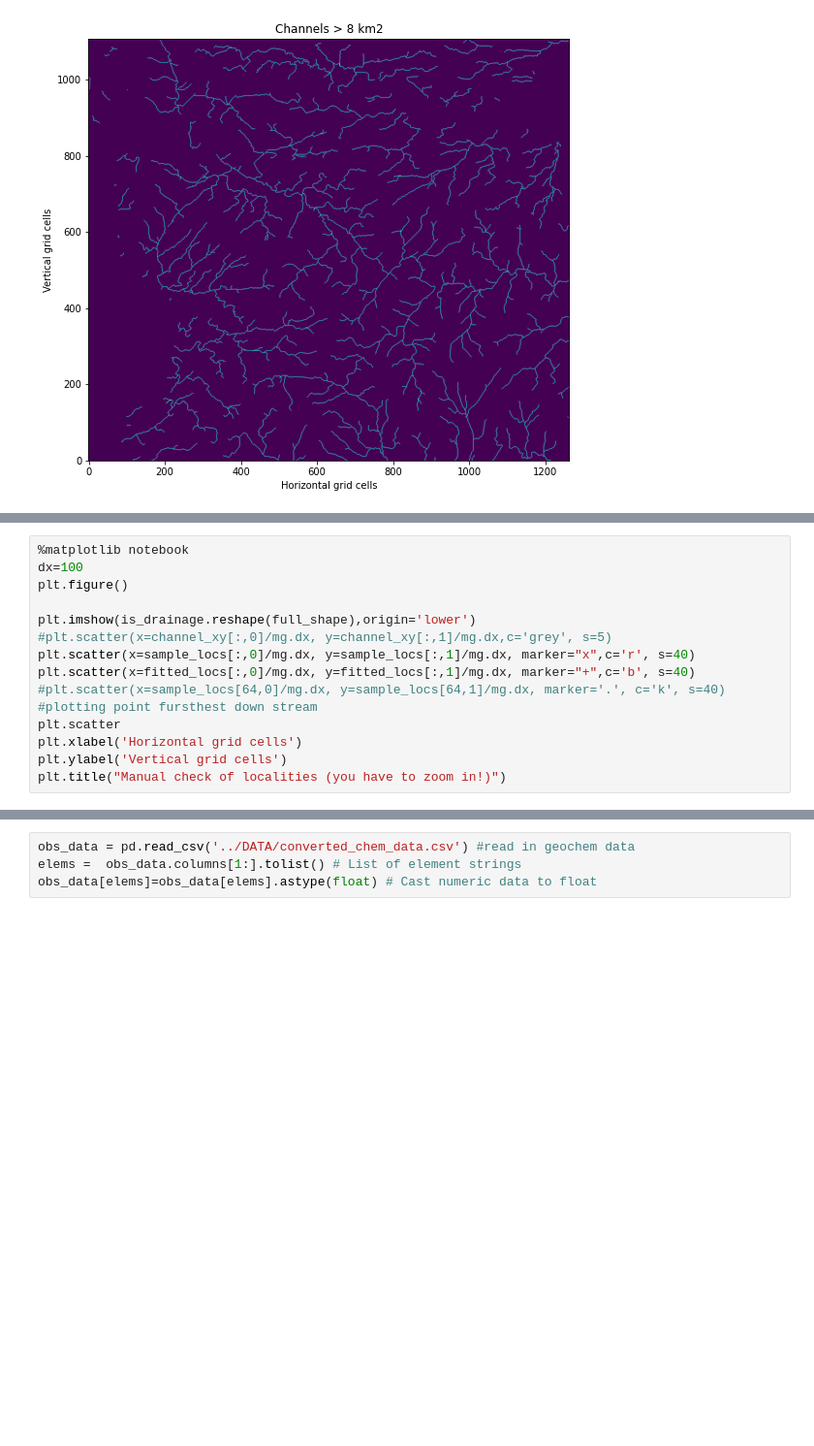
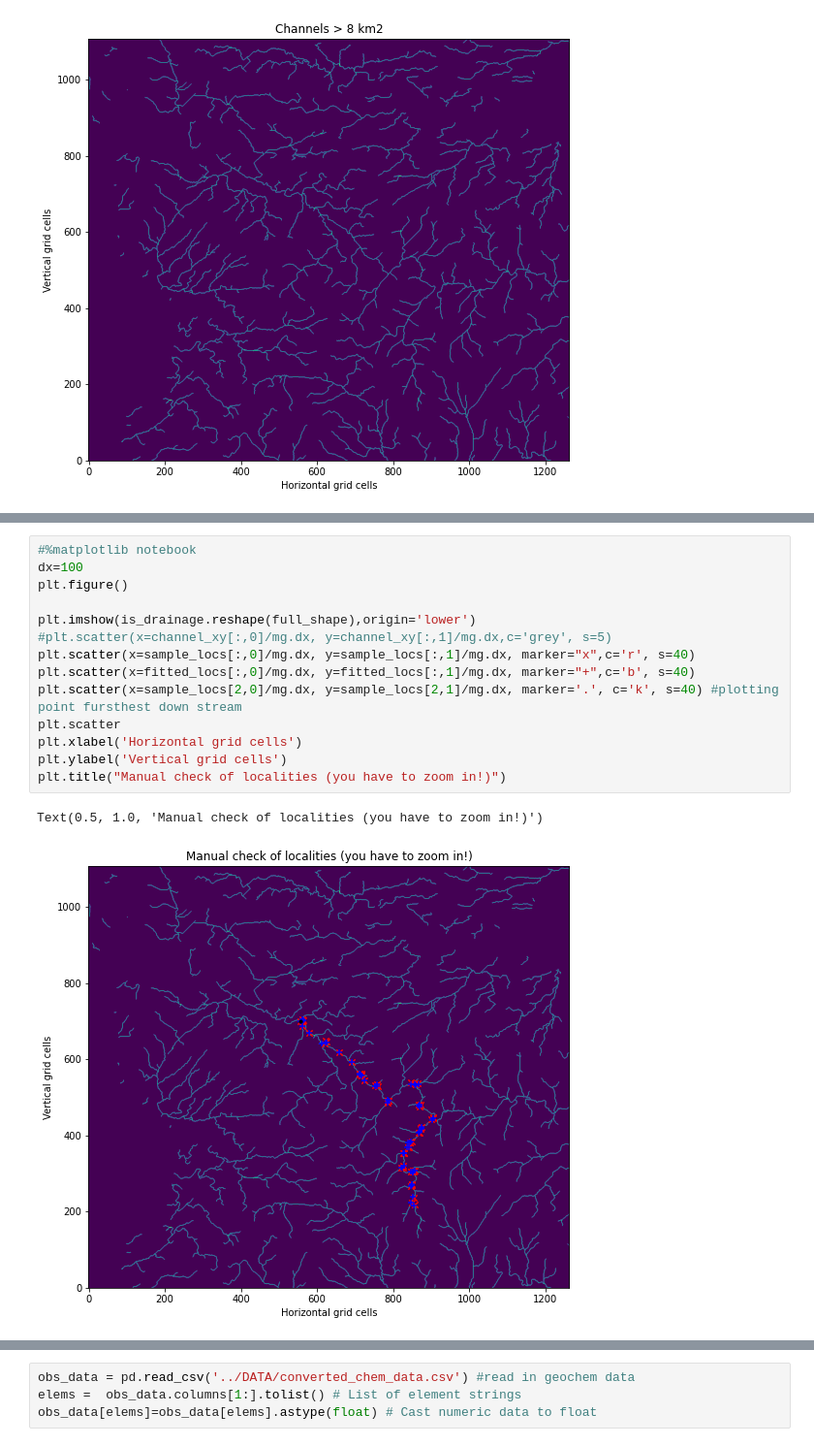
Before and after one commit to Jeschenfelder/msci-clyde-unmixing, a Jupyter notebook: SCRIPTS/Clyde_model.ipynb, the cells around one changed output, grey strips where cells are left out. Shown: that part at 97% size. Cells and saved outputs as stored; diff of their text form; blank space fills up the shorter version.

```diff
--- a/SCRIPTS/Clyde_model.ipynb
+++ b/SCRIPTS/Clyde_model.ipynb
@@ -161,17 +157,20 @@ for i in np.arange(nudged_locs.shape[0]):
     shortest = np.amin(distances)
     fitted_locs[i,:] = channel_xy[np.where(distances==shortest)]
 # %%
-%matplotlib notebook
+#%matplotlib notebook
 dx=100
 plt.figure()
 
 plt.imshow(is_drainage.reshape(full_shape),origin='lower')
 #plt.scatter(x=channel_xy[:,0]/mg.dx, y=channel_xy[:,1]/mg.dx,c='grey', s=5)
 plt.scatter(x=sample_locs[:,0]/mg.dx, y=sample_locs[:,1]/mg.dx, marker="x",c='r', s=40)
 plt.scatter(x=fitted_locs[:,0]/mg.dx, y=fitted_locs[:,1]/mg.dx, marker="+",c='b', s=40)
-#plt.scatter(x=sample_locs[64,0]/mg.dx, y=sample_locs[64,1]/mg.dx, marker='.', c='k', s=40) #plotting point fursthest down stream
+plt.scatter(x=sample_locs[2,0]/mg.dx, y=sample_locs[2,1]/mg.dx, marker='.', c='k', s=40) #plotting point fursthest down stream
 plt.scatter
 plt.xlabel('Horizontal grid cells')
 plt.ylabel('Vertical grid cells')
 plt.title("Manual check of localities (you have to zoom in!)")
+# %% [output]
+Text(0.5, 1.0, 'Manual check of localities (you have to zoom in!)')
+[figure, added]
 # %%
```
Also changed, not shown: parts of 10 cells of this notebook, 59 other files.
